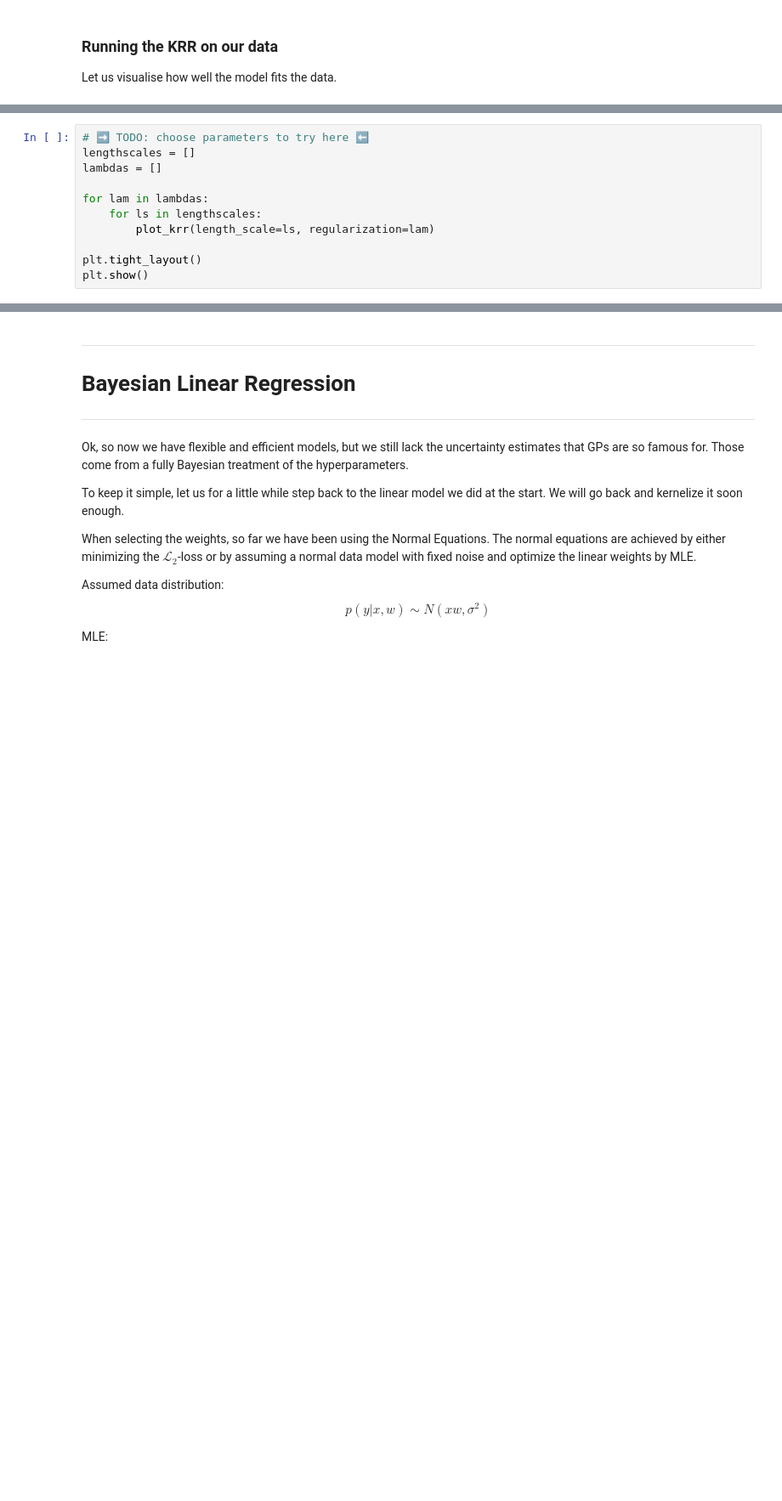
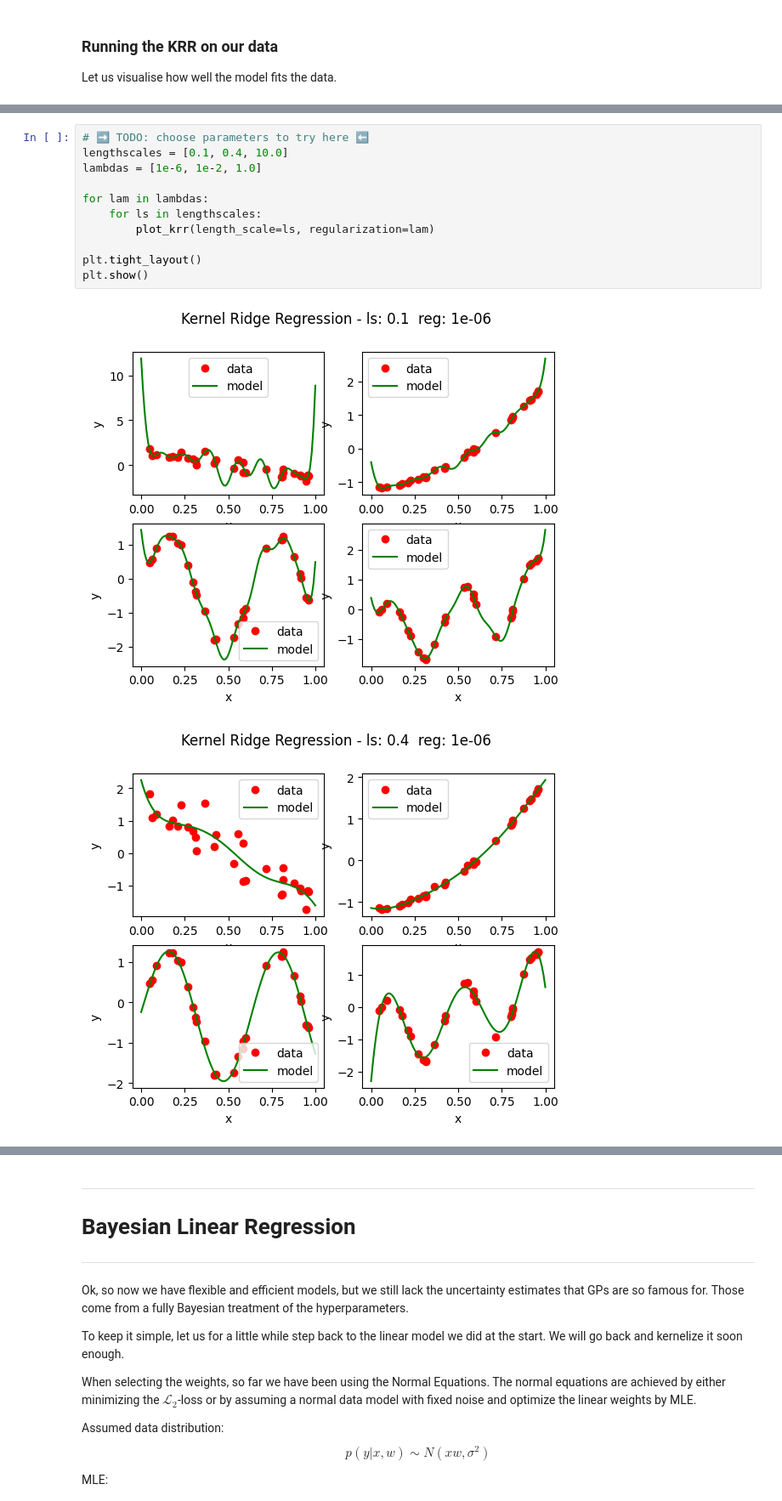
Before and after one commit to axellangenskiold/edap30, a Jupyter notebook: parts_1_to_3.ipynb, the cells around one changed output, grey strips where cells are left out. Shown at 85% size. Cells and saved outputs as stored; diff of their text form; blank space fills up the shorter version.

Commit message:
done w. ridge regression plots

```diff
--- a/parts_1_to_3.ipynb
+++ b/parts_1_to_3.ipynb
@@ -504,11 +516,14 @@ The cell below plots predictions for a grid of lengthscales and regularisation s
 # %%
 # ➡️ TODO: choose parameters to try here ⬅️
-lengthscales = []
-lambdas = []
+lengthscales = [0.1, 0.4, 10.0]
+lambdas = [1e-6, 1e-2, 1.0]
 
 for lam in lambdas:
     for ls in lengthscales:
         plot_krr(length_scale=ls, regularization=lam)
 
 plt.tight_layout()
 plt.show()
+# %% [output]
+[figure, added]
+[figure, added]
```
Also changed, not shown: parts of 3 cells of this notebook.
